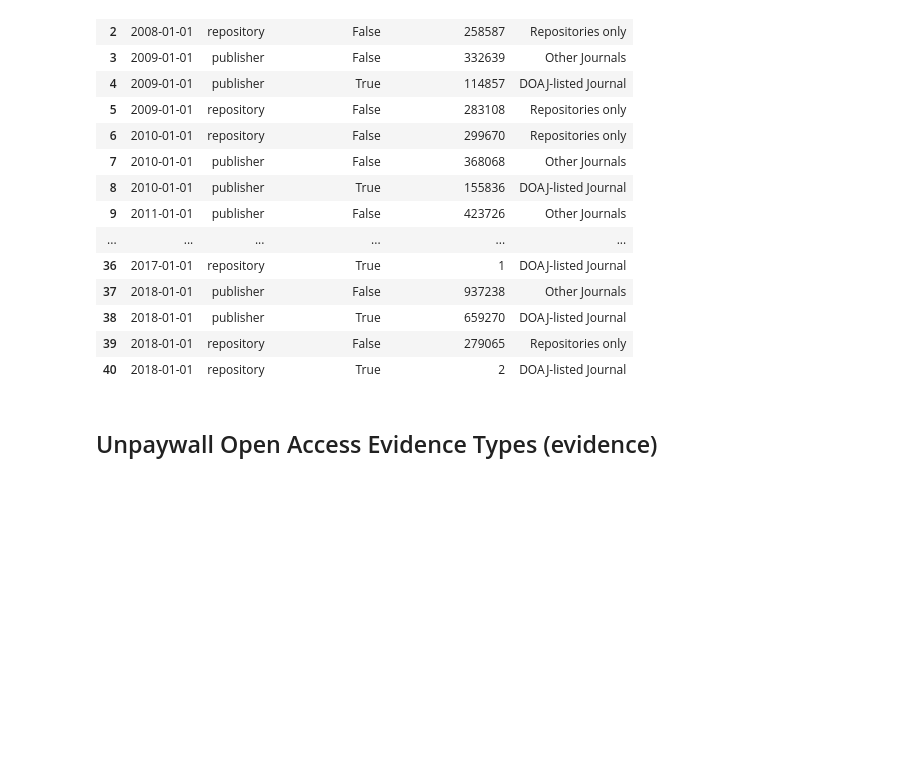
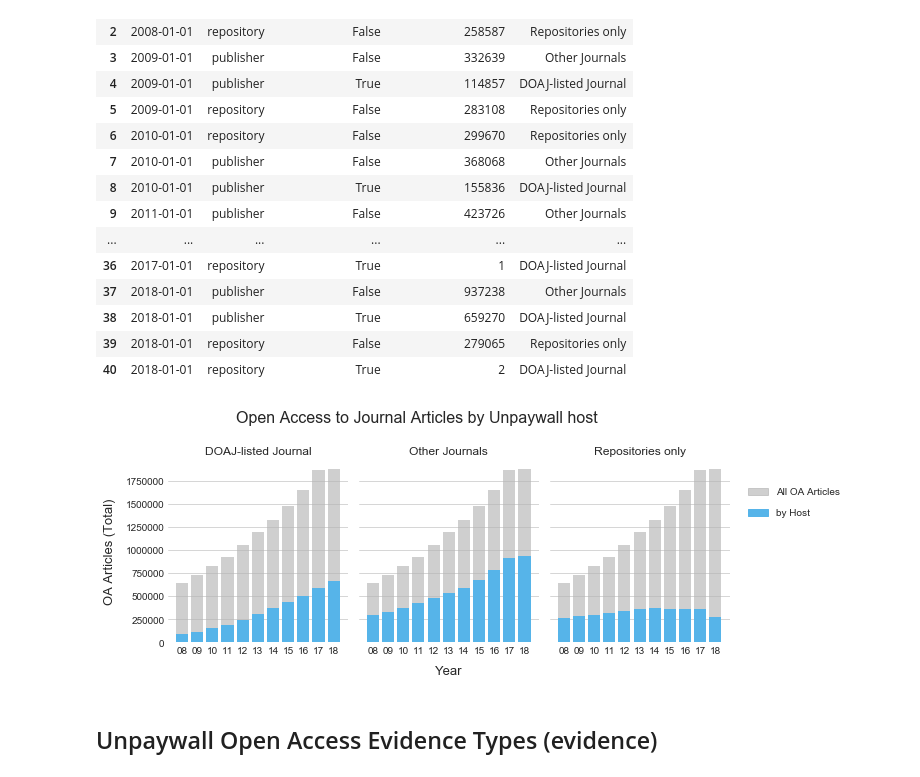
Before and after one commit to naustica/WAG-SHK, a Jupyter notebook: Open Access Evidence in Unpaywall - Python Version.ipynb, the cells around one changed output. Drawn from its saved outputs; the diff is of its cells as text; code cells hidden in the pictures; blank space fills up the shorter version.

Commit message:
add unpaywall host plot

```diff
--- a/Open Access Evidence in Unpaywall - Python Version.ipynb
+++ b/Open Access Evidence in Unpaywall - Python Version.ipynb
@@ -119,3 +118,56 @@ all_articles = host_type_df.groupby(['year'])['number_of_articles'].sum().reset_
+# %%
+x = [str(i.year)[2:] for i in all_articles.year]
+
+plt.style.use('seaborn-whitegrid')
+plt.rcParams['figure.figsize'] = [9, 3.5]
+
+fig,(ax1, ax2, ax3) = plt.subplots(nrows=1, ncols=3)
+
+fig.suptitle('Open Access to Journal Articles by Unpaywall host', fontsize=16, y=1.10)
+
+# 1
+y_total = all_articles.number_of_articles
+y_stacked = host_type_df[host_type_df.host=='DOAJ-listed Journal'].groupby(['year'])['number_of_articles'].sum().reset_index(name='number_of_articles').number_of_articles
+ax1.bar(x, y_total, color='#b3b3b3a0')
+ax1.bar(x, y_stacked, color='#56B4E9')
+ax1.set_title('DOAJ-listed Journal', fontdict={'fontsize': 12, 'fontweight': 500})
+ax1.set_ylabel('OA Articles (Total)', fontdict={'fontsize': 13, 'fontweight': 500}, labelpad=10)
+
+ax1.set_frame_on(False)
+ax1.grid(False, which='both', axis='x')
+
+# 2
+y_total = all_articles.number_of_articles
+y_stacked = host_type_df[host_type_df.host=='Other Journals'].groupby(['year'])['number_of_articles'].sum().reset_index(name='number_of_articles').number_of_articles
+ax2.bar(x, y_total, color='#b3b3b3a0')
+ax2.bar(x, y_stacked, color='#56B4E9')
+ax2.set_title('Other Journals', fontdict={'fontsize': 12, 'fontweight': 500})
+ax2.set_xlabel('Year', fontdict={'fontsize': 13, 'fontweight': 500}, labelpad=10)
+
+ax2.set_frame_on(False)
+ax2.grid(False, which='both', axis='x')
+ax2.set_yticklabels([], visible=False)
+
+#3
+y_total = all_articles.number_of_articles
+y_stacked = host_type_df[host_type_df.host=='Repositories only'].groupby(['year'])['number_of_articles'].sum().reset_index(name='number_of_articles').number_of_articles
+ax3.bar(x, y_total, color='#b3b3b3a0')
+ax3.bar(x, y_stacked, color='#56B4E9')
+ax3.set_title('Repositories only', fontdict={'fontsize': 12, 'fontweight': 500})
+
+ax3.set_frame_on(False)
+ax3.grid(False, which='both', axis='x')
+ax3.set_yticklabels([], visible=False)
+
+fig.tight_layout()
+
+by_host_patch = mpatches.Patch(color='#56B4E9', label='by Host')
+all_oa_patch = mpatches.Patch(color='#b3b3b3a0', label='All OA Articles')
+plt.legend(handles=[all_oa_patch, by_host_patch], fontsize='medium', bbox_to_anchor=(1.05, 0.9), labelspacing=1.2)
+
+plt.show()
+# %% [output]
+[figure, added]
 # %% [markdown]
 ## Unpaywall Open Access Evidence Types (evidence)
 # %%
```
Also changed, not shown: parts of 3 cells of this notebook.
